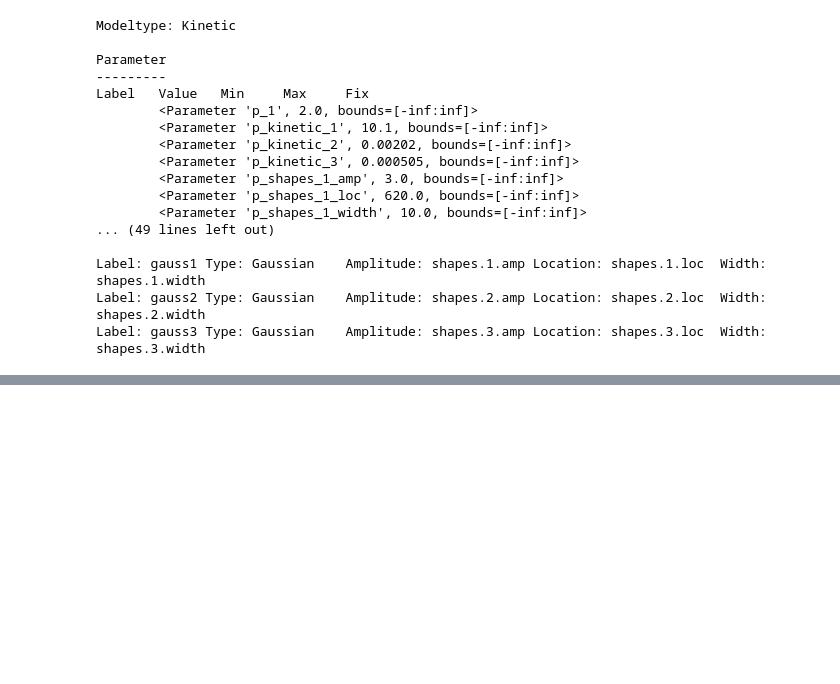
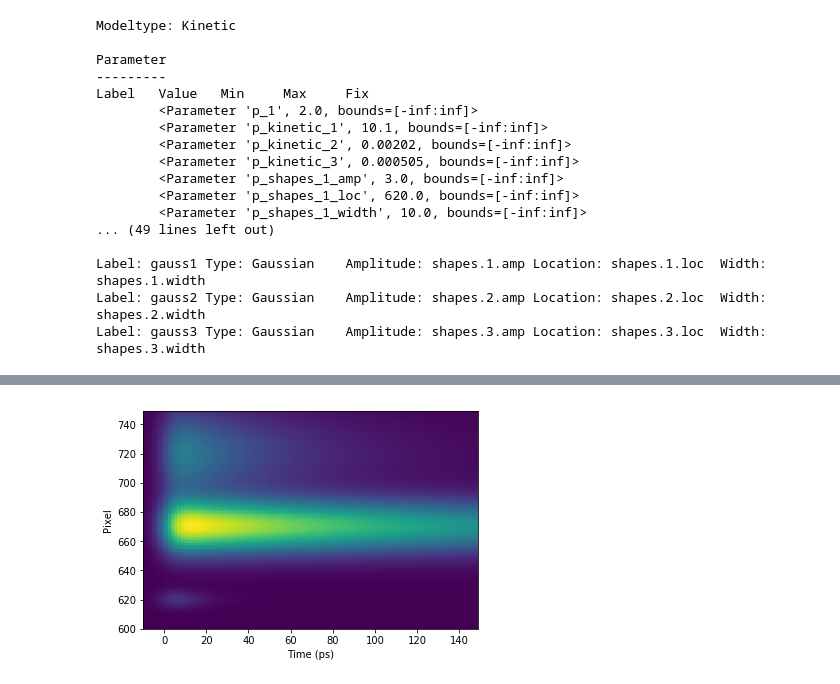
Before and after one commit to glotaran/pyglotaran, a Jupyter notebook: notebook/getting_started.ipynb, the cells around one changed output, grey strips where cells are left out. Cells and saved outputs as stored; diff of their text form; code cells hidden in the pictures; blank space fills up the shorter version.

Commit message:
Expanded getting_started notebook with eval ov fitted data

```diff
--- a/notebook/getting_started.ipynb
+++ b/notebook/getting_started.ipynb
@@ -157,3 +157,15 @@ p_irf_width          5     -inf      inf     None     True     None     None
 p_kinetic_1      0.101     -inf      inf     None     True     None     None
 p_kinetic_2    0.00505     -inf      inf     None     True     None     None
 p_kinetic_3     0.0202     -inf      inf     None     True     None     None
+# %%
+# Plot the fitted data
+
+data = result.eval('dataset1')
+
+fig = plt.figure()
+plt.xlabel('Time (ps)')
+plt.ylabel('Pixel')
+plt.pcolormesh(time_axis, spectral_axis, data)
+plt.show()
+# %% [output]
+[figure, added]
```
Also changed, not shown: parts of 2 cells of this notebook.
